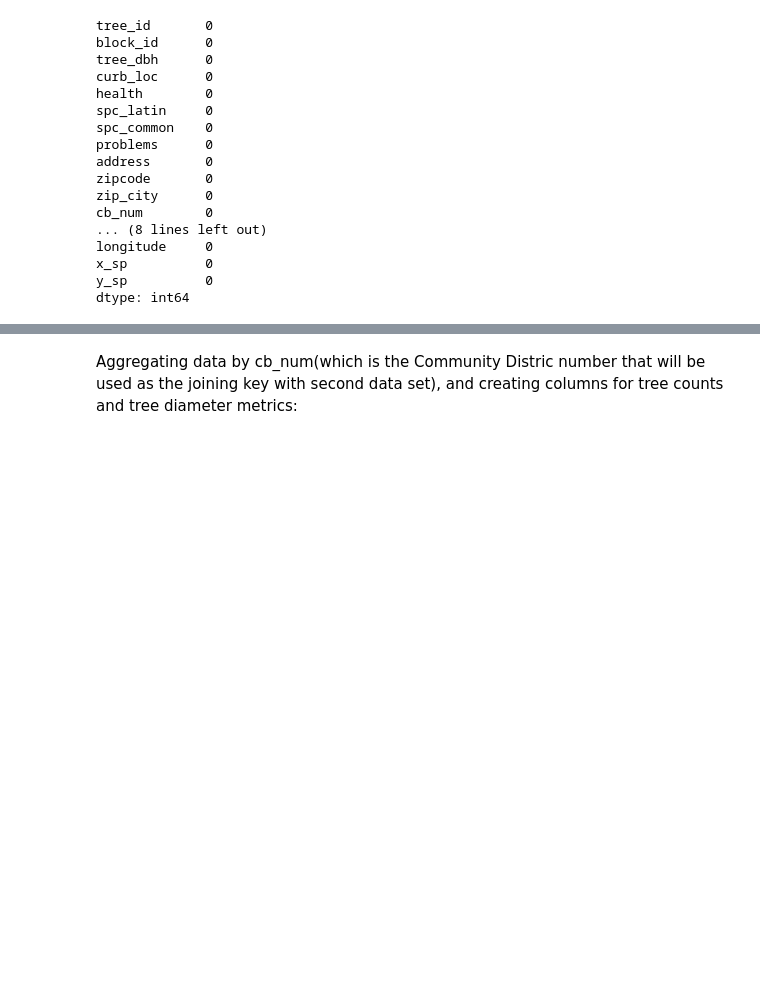
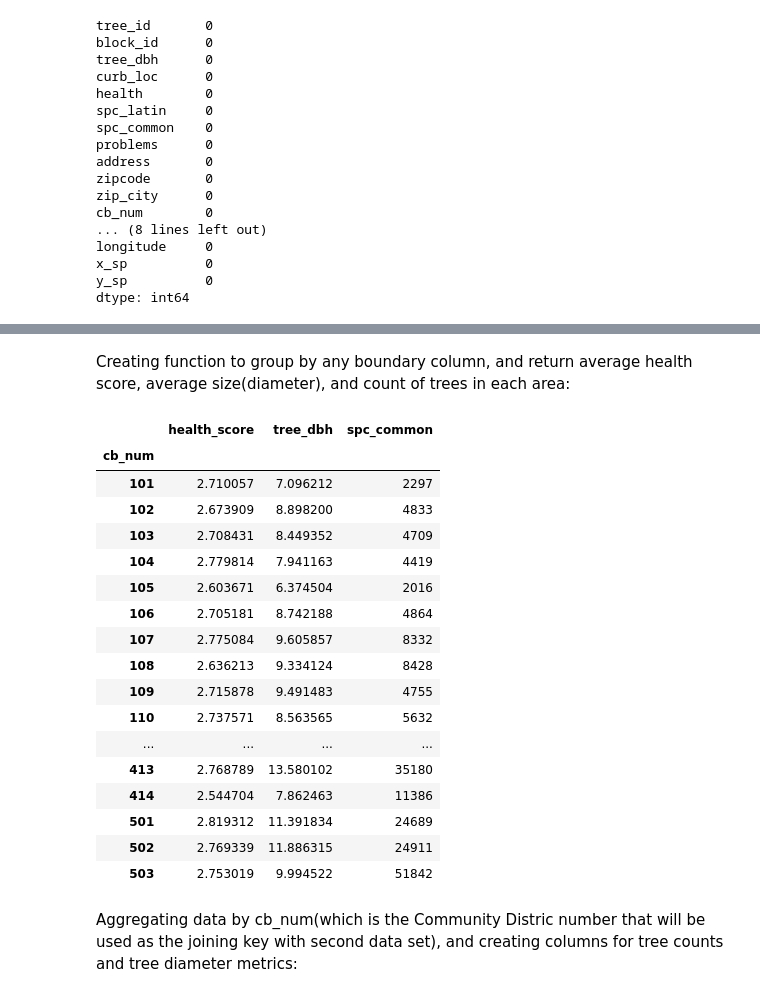
Before and after one commit to Angela-Rene/Trees_in_NYC, a Jupyter notebook: main_notebook.ipynb, the cells around one changed output, grey strips where cells are left out. Drawn from its saved outputs; the diff is of its cells as text; code cells hidden in the pictures; blank space fills up the shorter version.

Commit message:
added 3 functions to main_notebook

```diff
--- a/main_notebook.ipynb
+++ b/main_notebook.ipynb
@@ -158,3 +212,37 @@ tree_df.head()
+# %% [markdown]
+Creating function to group by any boundary column, and return average health score, average size(diameter), and count of trees in each area:
+# %%
+def group_by_geography(boundary_column):
+
+    """
+        agg these:
+        avg health_score
+        avg tree_dbh
+        sum count of trees spc_common
+    """
+    grouped = tree_df.groupby(boundary_column).agg({"health_score": "mean", "tree_dbh": "mean", "spc_common": "count"})
+    return grouped
+
+group_by_geography("cb_num")
+# %% [output]
+|  | health_score | tree_dbh | spc_common |
+| cb_num |  |  |  |
+| 101 | 2.710057 | 7.096212 | 2297 |
+| 102 | 2.673909 | 8.898200 | 4833 |
+| 103 | 2.708431 | 8.449352 | 4709 |
+| 104 | 2.779814 | 7.941163 | 4419 |
+| 105 | 2.603671 | 6.374504 | 2016 |
+| 106 | 2.705181 | 8.742188 | 4864 |
+| 107 | 2.775084 | 9.605857 | 8332 |
+| 108 | 2.636213 | 9.334124 | 8428 |
+| 109 | 2.715878 | 9.491483 | 4755 |
+| 110 | 2.737571 | 8.563565 | 5632 |
+| ... | ... | ... | ... |
+| 413 | 2.768789 | 13.580102 | 35180 |
+| 414 | 2.544704 | 7.862463 | 11386 |
+| 501 | 2.819312 | 11.391834 | 24689 |
+| 502 | 2.769339 | 11.886315 | 24911 |
+| 503 | 2.753019 | 9.994522 | 51842 |
 # %% [markdown]
 Aggregating data by cb_num(which is the Community Distric number that will be used as the joining key with second data set),
 and creating columns for tree counts and tree diameter metrics:
```
Also changed, not shown: parts of 7 cells of this notebook, 2 other files.
